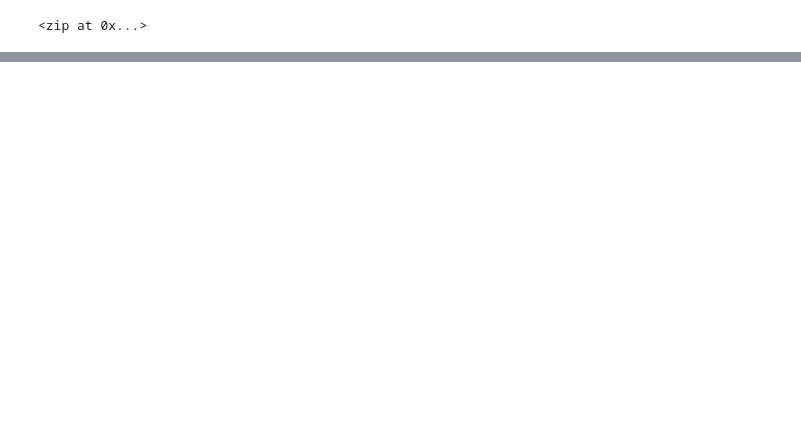
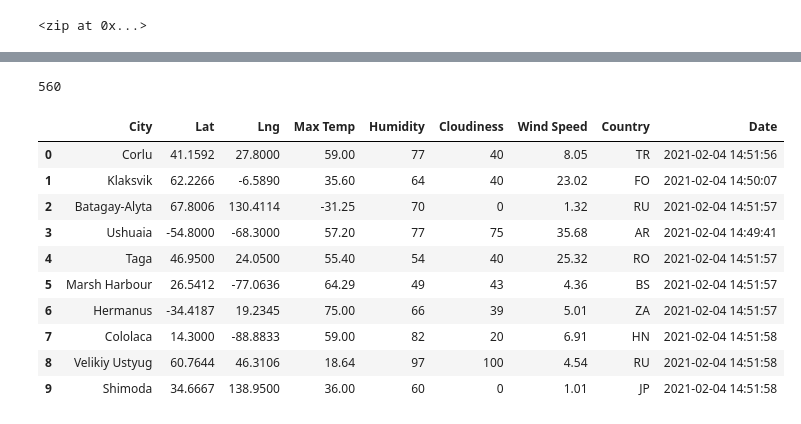
Before and after one commit to roomasa/World_Weather_Analysis, a Jupyter notebook: Weather.ipynb, the cells around one changed output, grey strips where cells are left out. Saved outputs shown, nothing was run; the diff lists cells and outputs as text; code cells hidden in the pictures; blank space fills up the shorter version.

```diff
--- a/Weather.ipynb
+++ b/Weather.ipynb
@@ -42,0 +138,24 @@ len(cities)
+# %%
+len(city_data)
+# %% [output]
+560
+# %%
+#You have the data in a list of dictionaries, which is a format that you can use to create a
+#Pandas DataFrame. You will also need to export the DataFrame as a CSV file
+#Our next steps will entail converting the array of dictionaries to a DataFrame,
+#ensuring the columns are in the correct order, and exporting the DataFrame to a comma-separated (CSV) file.
+# Convert the array of dictionaries to a Pandas DataFrame.
+city_data_df = pd.DataFrame(city_data)
+city_data_df.head(10)
+# %% [output]
+|  | City | Lat | Lng | Max Temp | Humidity | Cloudiness | Wind Speed | Country | Date |
+| 0 | Corlu | 41.1592 | 27.8000 | 59.00 | 77 | 40 | 8.05 | TR | 2021-02-04 14:51:56 |
+| 1 | Klaksvik | 62.2266 | -6.5890 | 35.60 | 64 | 40 | 23.02 | FO | 2021-02-04 14:50:07 |
+| 2 | Batagay-Alyta | 67.8006 | 130.4114 | -31.25 | 70 | 0 | 1.32 | RU | 2021-02-04 14:51:57 |
+| 3 | Ushuaia | -54.8000 | -68.3000 | 57.20 | 77 | 75 | 35.68 | AR | 2021-02-04 14:49:41 |
+| 4 | Taga | 46.9500 | 24.0500 | 55.40 | 54 | 40 | 25.32 | RO | 2021-02-04 14:51:57 |
+| 5 | Marsh Harbour | 26.5412 | -77.0636 | 64.29 | 49 | 43 | 4.36 | BS | 2021-02-04 14:51:57 |
+| 6 | Hermanus | -34.4187 | 19.2345 | 75.00 | 66 | 39 | 5.01 | ZA | 2021-02-04 14:51:57 |
+| 7 | Cololaca | 14.3000 | -88.8833 | 59.00 | 82 | 20 | 6.91 | HN | 2021-02-04 14:51:58 |
+| 8 | Velikiy Ustyug | 60.7644 | 46.3106 | 18.64 | 97 | 100 | 4.54 | RU | 2021-02-04 14:51:58 |
+| 9 | Shimoda | 34.6667 | 138.9500 | 36.00 | 60 | 0 | 1.01 | JP | 2021-02-04 14:51:58 |
```
Also changed, not shown: parts of 10 cells of this notebook.
